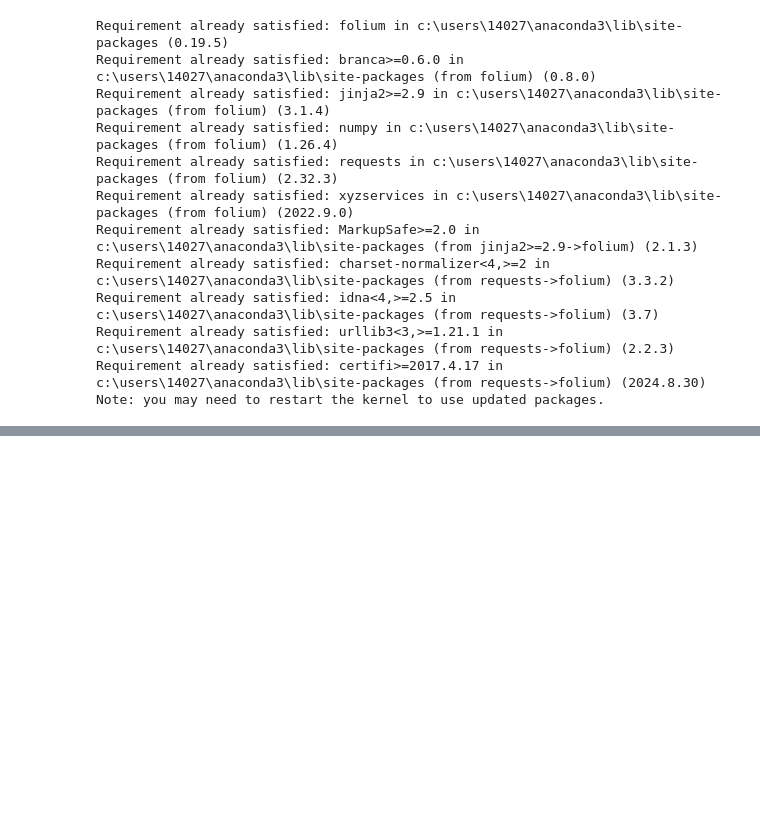
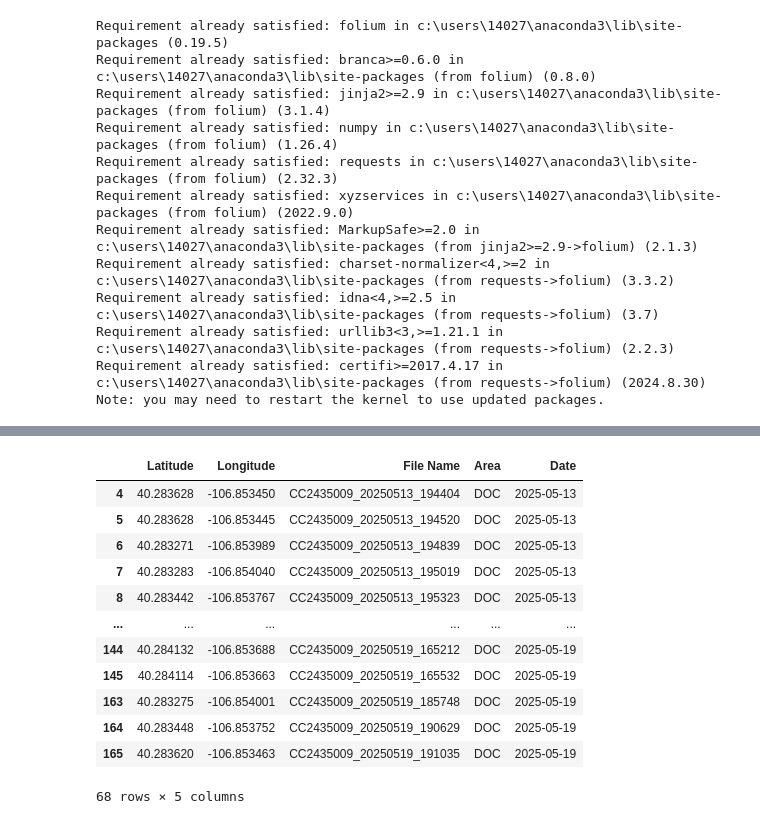
Before and after one commit to katgonza/BOAT, a Jupyter notebook: notebooks/jlowe_notebook.ipynb, the cells around one changed output, grey strips where cells are left out. Saved outputs shown, nothing was run; the diff lists cells and outputs as text; code cells hidden in the pictures; blank space fills up the shorter version.

Commit message:
Updated notebook, dataframe from 05/28

```diff
--- a/notebooks/jlowe_notebook.ipynb
+++ b/notebooks/jlowe_notebook.ipynb
@@ -107,36 +84,0 @@ cast_locations['Area'] = cast_locations.apply(lambda row: get_area(row['Latitude
-# %%
-import folium
-import matplotlib.pyplot as plt
-
-# Choose distinct colors for each area
-area_colors = {
-    'DOC': 'red',
-    'HAR': 'green',
-    'MOR': 'purple',
-    'GLZ': 'orange',
-    'KEY': 'darkblue',
-    'LIL': 'darkred',
-    'UNKNOWN': 'gray'
-}
-
-# Initialize map
-m = folium.Map(location=[
-    cast_locations["Latitude"].mean(),
-    cast_locations["Longitude"].mean()
-], zoom_start=13)
-
-# Plot each point with area-based color
-for _, row in cast_locations.iterrows():
-    popup_text = f"File: {row['File Name']}<br>Lat: {row['Latitude']}<br>Lon: {row['Longitude']}<br>Area: {row['Area']}"
-    folium.CircleMarker(
-        location=[row["Latitude"], row["Longitude"]],
-        radius=5,
-        popup=folium.Popup(popup_text, max_width=250),
-        color=area_colors.get(row["Area"], "gray"),
-        fill=True,
-        fill_color=area_colors.get(row["Area"], "gray")
-    ).add_to(m)
-
-# Save or display map
-m.save("stagecoach_casts_by_area.html")
-m
@@ -220 +217,17 @@ m
 [interactive output not drawn]
+# %%
+cast_locations[cast_locations['Area'] == 'DOC']
+# %% [output]
+|  | Latitude | Longitude | File Name | Area | Date |
+| 4 | 40.283628 | -106.853450 | CC2435009_20250513_194404 | DOC | 2025-05-13 |
+| 5 | 40.283628 | -106.853445 | CC2435009_20250513_194520 | DOC | 2025-05-13 |
+| 6 | 40.283271 | -106.853989 | CC2435009_20250513_194839 | DOC | 2025-05-13 |
+| 7 | 40.283283 | -106.854040 | CC2435009_20250513_195019 | DOC | 2025-05-13 |
+| 8 | 40.283442 | -106.853767 | CC2435009_20250513_195323 | DOC | 2025-05-13 |
+| ... | ... | ... | ... | ... | ... |
+| 144 | 40.284132 | -106.853688 | CC2435009_20250519_165212 | DOC | 2025-05-19 |
+| 145 | 40.284114 | -106.853663 | CC2435009_20250519_165532 | DOC | 2025-05-19 |
+| 163 | 40.283275 | -106.854001 | CC2435009_20250519_185748 | DOC | 2025-05-19 |
+| 164 | 40.283448 | -106.853752 | CC2435009_20250519_190629 | DOC | 2025-05-19 |
+| 165 | 40.283620 | -106.853463 | CC2435009_20250519_191035 | DOC | 2025-05-19 |
+68 rows × 5 columns
```
Also changed, not shown: parts of 6 cells of this notebook, 1 other file.
